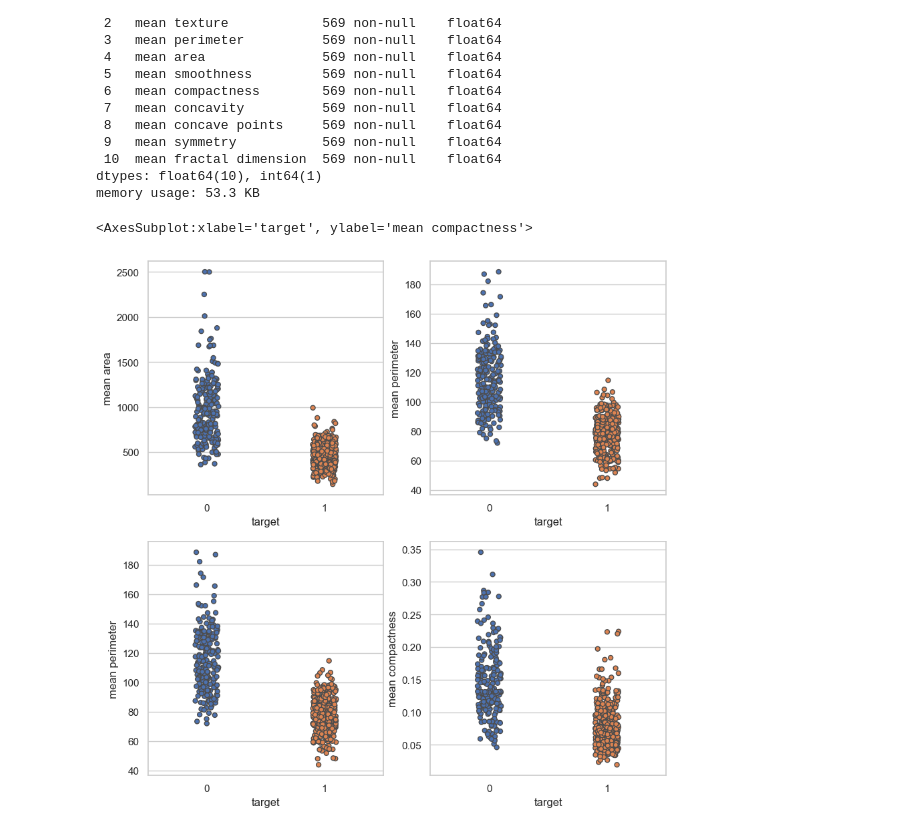
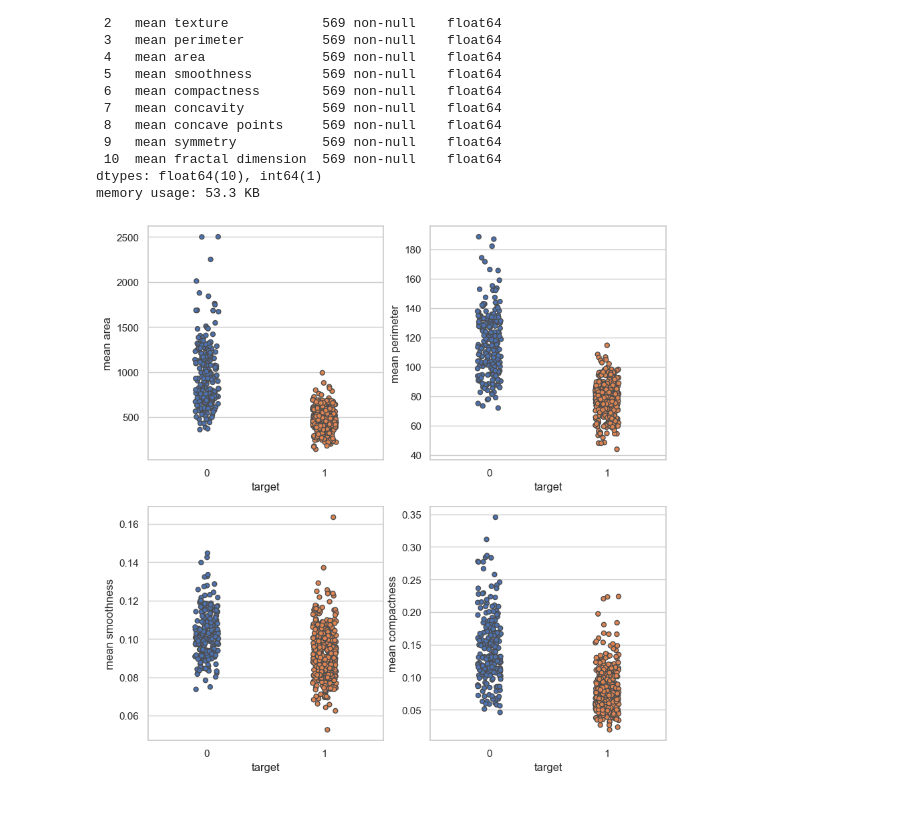
Before and after one commit to lasteperini/SCVIS, a Jupyter notebook: datavis.fede.ipynb, the cells around one changed output. Cells and saved outputs as stored; diff of their text form; code cells hidden in the pictures.

```diff
--- a/datavis.fede.ipynb
+++ b/datavis.fede.ipynb
@@ -274,0 +346,16 @@ fig.subplots_adjust(wspace=0.5, hspace=0.5)
+# %%
+plt.style.use('default')
+fig , axs = plt.subplots( nrows=1, ncols=2, figsize= (10,5))
+
+axs[0].scatter("mean concavity", "mean fractal dimension", data=data_mean, c=cols, alpha=0.3)
+axs[0].set_xlabel('mean concavity')
+axs[0].set_ylabel('mean fractal dimension')
+axs[0].set_title('mean', size=17)
+
+axs[1].scatter("worst concavity", "worst fractal dimension", data=data_worst, c=cols, alpha=0.3)
+axs[1].set_xlabel('worst concavity')
+axs[1].set_ylabel('worst fractal dimension')
+axs[1].set_title('worst', size=17)
+
+
+plt.show()
@@ -274,0 +364,16 @@ fig.subplots_adjust(wspace=0.5, hspace=0.5)
+# %%
+plt.style.use('default')
+fig , axs = plt.subplots( nrows=1, ncols=2, figsize= (10,5))
+
+axs[0].scatter("mean compactness", "mean fractal dimension", data=data_mean, c=cols, alpha=0.3)
+axs[0].set_xlabel('mean compactness')
+axs[0].set_ylabel('mean fractal dimension')
+axs[0].set_title('mean', size=17)
+
+axs[1].scatter("worst compactness", "worst fractal dimension", data=data_worst, c=cols, alpha=0.3)
+axs[1].set_xlabel('worst compactness')
+axs[1].set_ylabel('worst fractal dimension')
+axs[1].set_title('worst', size=17)
+
+
+plt.show()
@@ -296,26 +403,25 @@ memory usage: 53.3 KB
 # %%
 #prove per fare small multiple con seaborn
 plt.rc('figure', figsize=(10.0, 10.0))
 plt.subplot(2,2,1)
 sns.set_theme(style="whitegrid")
 sns.stripplot(x='target', y='mean area', data=data_mean, linewidth=1)
 
 
 plt.subplot(2,2,2)
 sns.set_theme(style="whitegrid")
 sns.stripplot(x='target', y='mean perimeter', data=data_mean, linewidth=1)
 
 
 plt.subplot(2,2,3)
 sns.set_theme(style="whitegrid")
-sns.stripplot(x='target', y='mean perimeter', data=data_mean, linewidth=1)
+sns.stripplot(x='target', y='mean smoothness', data=data_mean, linewidth=1)
 
 
 plt.subplot(2,2,4)
 sns.set_theme(style="whitegrid")
 sns.stripplot(x='target', y='mean compactness', data=data_mean, linewidth=1)
 
-#fig.subplots_adjust(wspace=7, hspace=0.5)
+plt.show()
 # %% [output]
-<AxesSubplot:xlabel='target', ylabel='mean compactness'>
-[figure, old version]
+[figure, new version]
```
Also changed, not shown: parts of 9 cells of this notebook.
